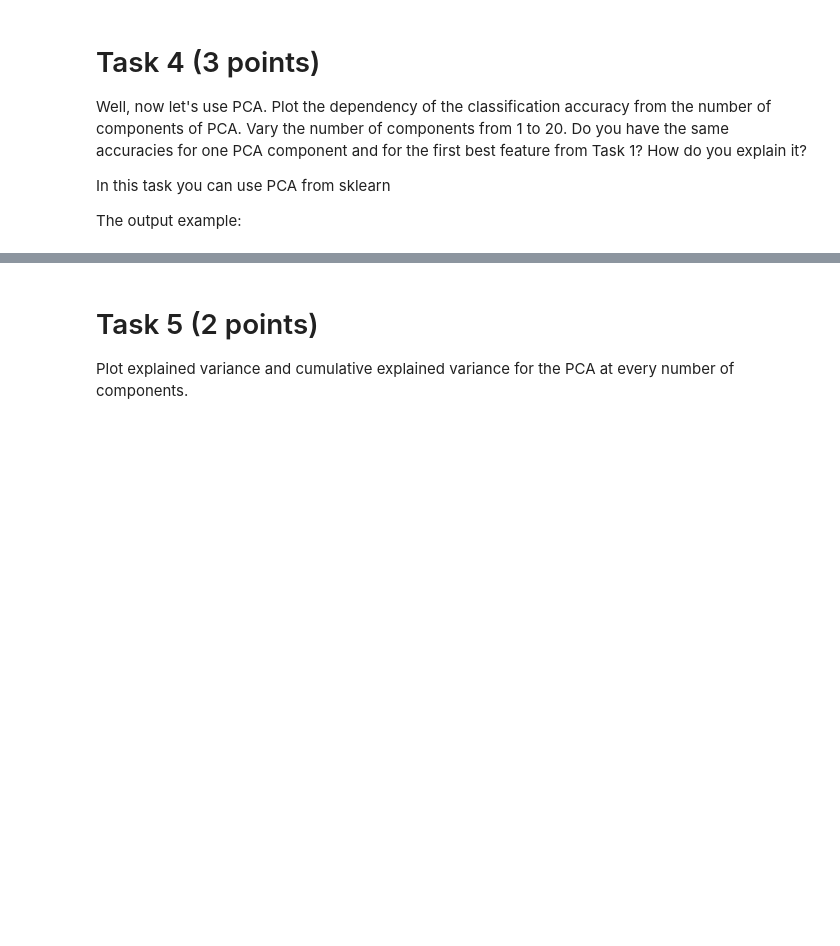
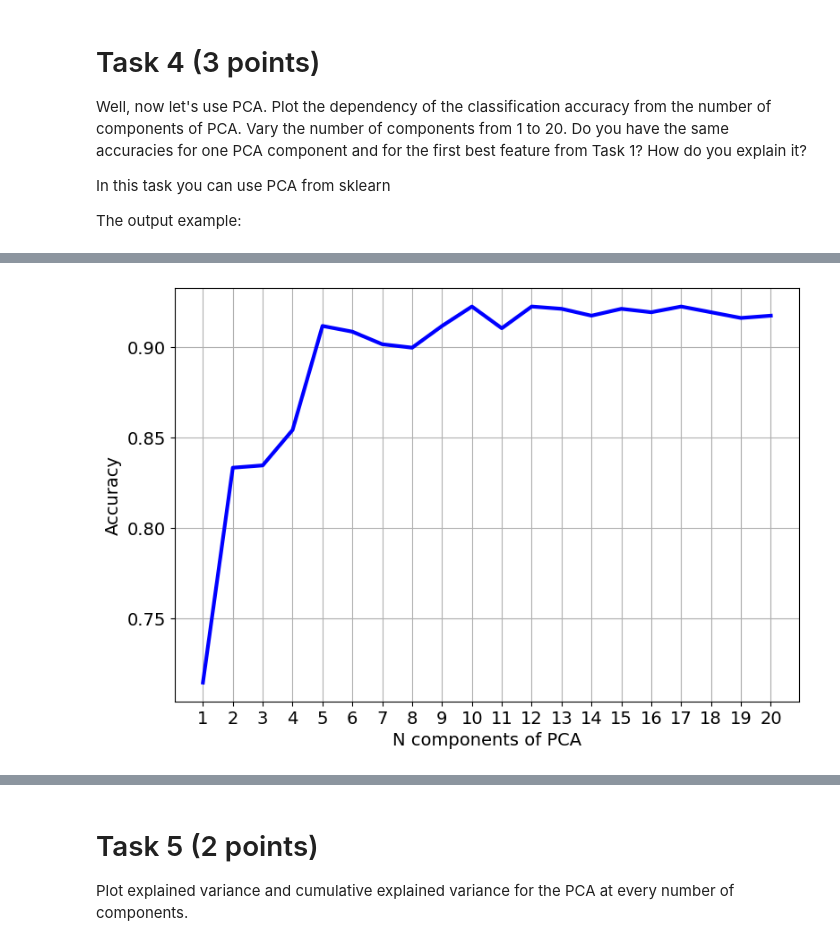
Before and after one commit to SIrRob525/MLHomeworks, a Jupyter notebook: homework8_FeatureSelectionDimentionReduction.ipynb, the cells around one changed output, grey strips where cells are left out. Drawn from its saved outputs; the diff is of its cells as text; code cells hidden in the pictures; blank space fills up the shorter version.

```diff
--- a/homework8_FeatureSelectionDimentionReduction.ipynb
+++ b/homework8_FeatureSelectionDimentionReduction.ipynb
@@ -38,4 +38,7 @@ The following acoustic properties of each voice are measured and included within
 * modindx: modulation index. Calculated as the accumulated absolute difference between adjacent measurements of fundamental frequencies divided by the frequency range
 * label: male or female
 # %%
-!wget -O 'voice.csv' -q 'https://www.dropbox.com/scl/fi/2gpi4tivaetc2z217d6ch/voice.csv?rlkey=xr4qslh9fmao94aiyimwcdkd2&dl=0'
+# Read data sample
+data = pd.read_csv("https://www.dropbox.com/scl/fi/2gpi4tivaetc2z217d6ch/voice.csv?rlkey=xr4qslh9fmao94aiyimwcdkd2&dl=1")
+print("DataFrame shape: ", data.shape)
+data.head()
@@ -102,0 +125,14 @@ Hint: in **for** loop use **two** features to train the classifier. One of the t
+# %%
+second_best_feature = ""
+max_accuracy = -1
+for i, feature in enumerate(feature_names):                            #looping through features
+    if feature == first_best_feature:                                  #if we are on the first best feature, skip it
+        continue
+    clf.fit(X_train[:, [first_best_feature_index, i]], y_train)        #same as before
+    y_pred = clf.predict(X_test[:, [first_best_feature_index, i]])
+    accuracy = accuracy_score(y_test, y_pred)
+    if max_accuracy == -1 or accuracy > max_accuracy:
+        max_accuracy = accuracy
+        second_best_feature = feature
+        second_best_feature_index = i
+print(f"Second best feature: {second_best_feature}, with accuracy: {max_accuracy:.3f}")
@@ -138,3 +224,20 @@ Well, now let's use PCA. Plot the dependency of the classification accuracy from
 In this task you can use PCA from sklearn
 
 The output example:
+# %%
+from sklearn.decomposition import PCA
+
+pca_components = np.arange(1, 21)
+pca_accuracies = []
+
+for n_components in range(1, 21):
+    pca = PCA(n_components=n_components)
+    pca.fit(X_train)
+    X_train_new = pca.transform(X_train)
+    X_test_new = pca.transform(X_test)
+    clf.fit(X_train_new, y_train)
+    y_pred = clf.predict(X_test_new)
+    accuracy = accuracy_score(y_test, y_pred)
+    pca_accuracies.append(accuracy)
+
+pca_accuracies
@@ -141,12 +265,11 @@ The output example:
 # %%
-pca_components = np.arange(1, 21)
-pca_accuracies = np.random.rand(20) # You need to calculate these accuracies
-
 plt.figure(figsize=(9, 6))
 plt.plot(pca_components, pca_accuracies, color='b', linewidth=3)
 plt.xticks(pca_components, size=14)
 plt.xlabel("N components of PCA", size=14)
 plt.yticks(size=14)
 plt.ylabel("Accuracy", size=14)
 plt.grid()
 plt.show()
+# %% [output]
+[figure, added]
```
Also changed, not shown: parts of 17 cells of this notebook.
